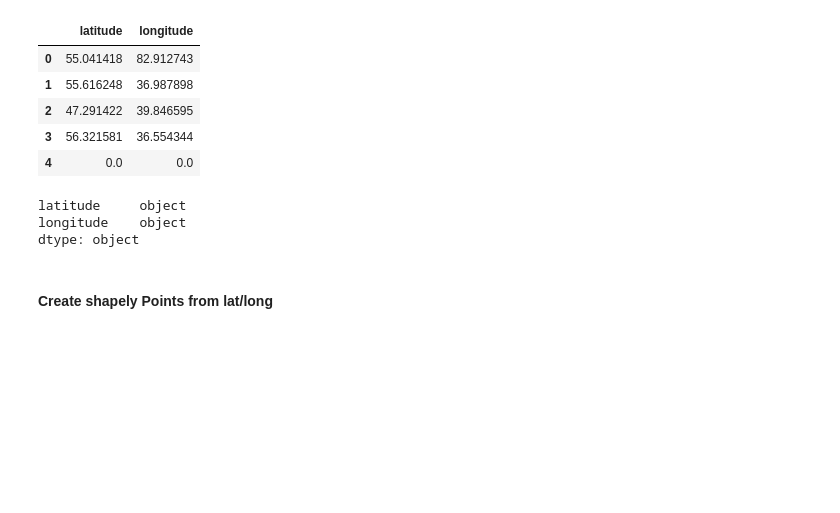
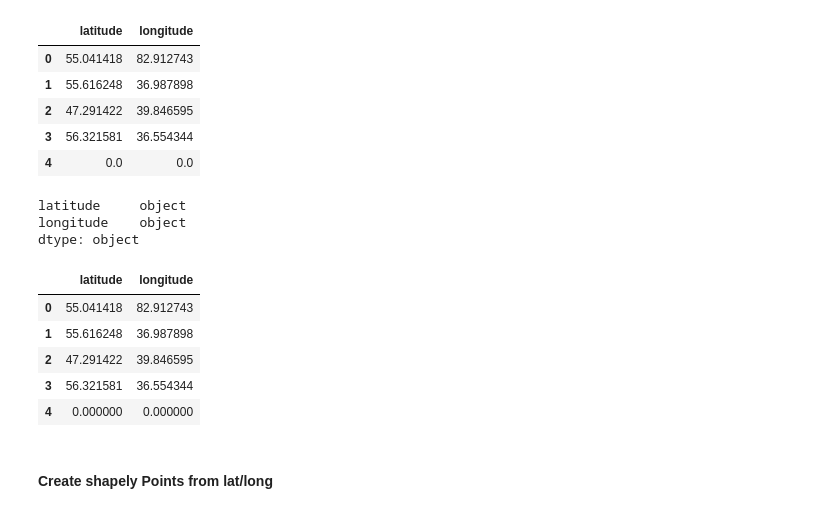
Before and after one commit to groover227/motion-logic-project, a Jupyter notebook: motion-logic-project.ipynb, the cells around one changed output. Saved outputs shown, nothing was run; the diff lists cells and outputs as text; code cells hidden in the pictures; blank space fills up the shorter version.

```diff
--- a/motion-logic-project.ipynb
+++ b/motion-logic-project.ipynb
@@ -94,6 +92,15 @@ kfc_data = kfc_data[kfc_data.latitude != 'null']
 # %%
 kfc_data.latitude = kfc_data['latitude'].astype(float)
 kfc_data['longitude'] = kfc_data['longitude'].astype(float)
+# %%
+kfc_data.head()
+# %% [output]
+|  | latitude | longitude |
+| 0 | 55.041418 | 82.912743 |
+| 1 | 55.616248 | 36.987898 |
+| 2 | 47.291422 | 39.846595 |
+| 3 | 56.321581 | 36.554344 |
+| 4 | 0.000000 | 0.000000 |
 # %% [markdown]
 #### Create shapely Points from lat/long
 # %%
```
Also changed, not shown: parts of 3 cells of this notebook, 2 other files.
